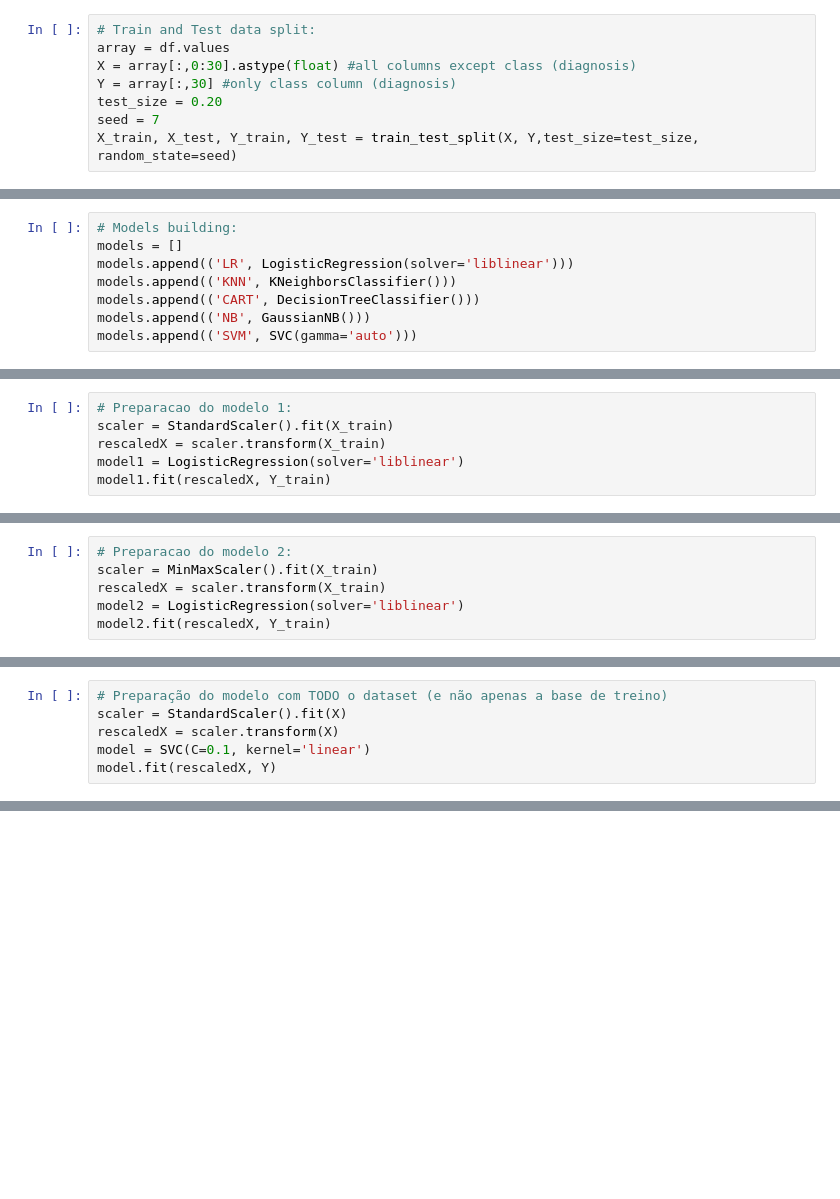
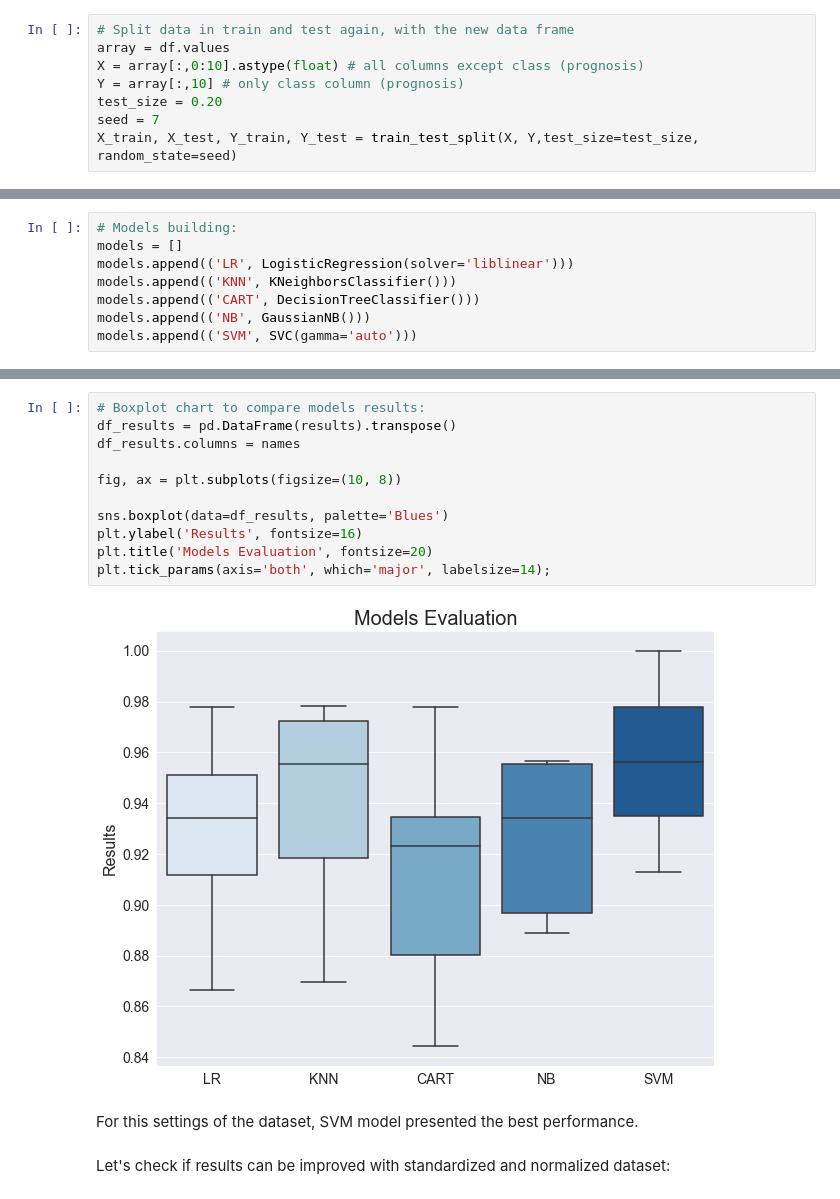
Before and after one commit to GiovannaBezerra/breast_cancer_detection, a Jupyter notebook: Breast_Cancer_Detection.ipynb, the cells around one changed output, grey strips where cells are left out. Drawn from its saved outputs; the diff is of its cells as text; blank space fills up the shorter version.

```diff
--- a/Breast_Cancer_Detection.ipynb
+++ b/Breast_Cancer_Detection.ipynb
@@ -207,8 +252,8 @@ ms.matrix(chk_missing);
 # %%
-# Train and Test data split:
+# Split data in train and test again, with the new data frame
 array = df.values
-X = array[:,0:30].astype(float) #all columns except class (diagnosis)
-Y = array[:,30] #only class column (diagnosis)
+X = array[:,0:10].astype(float) # all columns except class (prognosis)
+Y = array[:,10] # only class column (prognosis)
 test_size = 0.20
 seed = 7
 X_train, X_test, Y_train, Y_test = train_test_split(X, Y,test_size=test_size, random_state=seed)
@@ -370,6 +283,0 @@ model2 = LR no dataset normalizado (ScaledMinMax)
-# %%
-# Preparacao do modelo 1:
-scaler = StandardScaler().fit(X_train)
-rescaledX = scaler.transform(X_train)
-model1 = LogisticRegression(solver='liblinear')
-model1.fit(rescaledX, Y_train)
@@ -384,6 +283,0 @@ print(classification_report(Y_test, predictions))
-# %%
-# Preparacao do modelo 2:
-scaler = MinMaxScaler().fit(X_train)
-rescaledX = scaler.transform(X_train)
-model2 = LogisticRegression(solver='liblinear')
-model2.fit(rescaledX, Y_train)
@@ -400,6 +283,0 @@ Análise dos resultados
-# %%
-# Preparação do modelo com TODO o dataset (e não apenas a base de treino)
-scaler = StandardScaler().fit(X)
-rescaledX = scaler.transform(X)
-model = SVC(C=0.1, kernel='linear')
-model.fit(rescaledX, Y)
@@ -407,0 +308,17 @@ model.fit(rescaledX, Y)
+# %%
+# Boxplot chart to compare models results:
+df_results = pd.DataFrame(results).transpose()
+df_results.columns = names
+
+fig, ax = plt.subplots(figsize=(10, 8))
+
+sns.boxplot(data=df_results, palette='Blues')
+plt.ylabel('Results', fontsize=16)
+plt.title('Models Evaluation', fontsize=20)
+plt.tick_params(axis='both', which='major', labelsize=14);
+# %% [output]
+[figure, added]
+# %% [markdown]
+For this settings of the dataset, SVM model presented the best performance.
+# %% [markdown]
+Let's check if results can be improved with standardized and normalized dataset:
```
Also changed, not shown: parts of 64 cells of this notebook.
